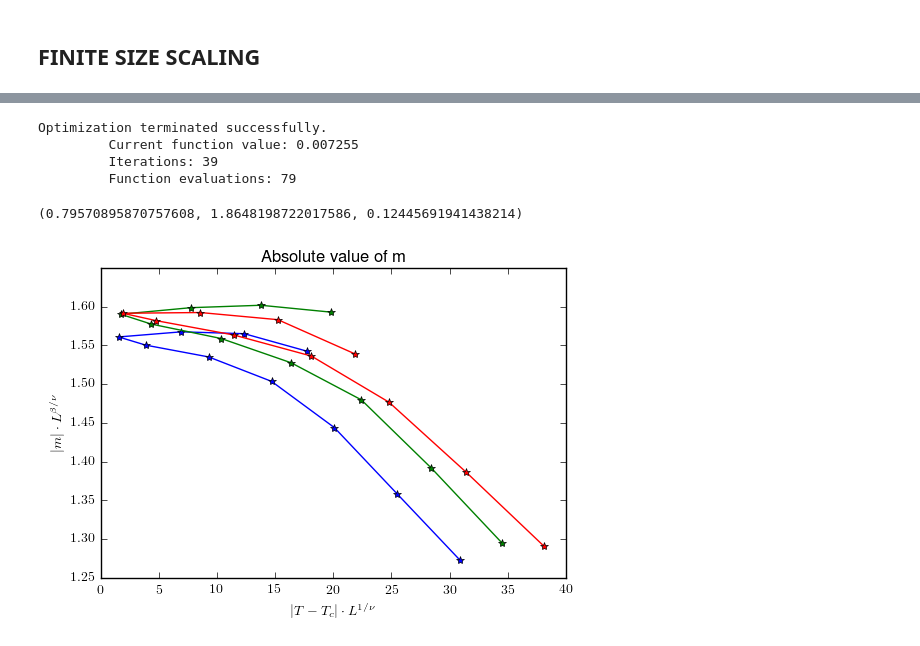
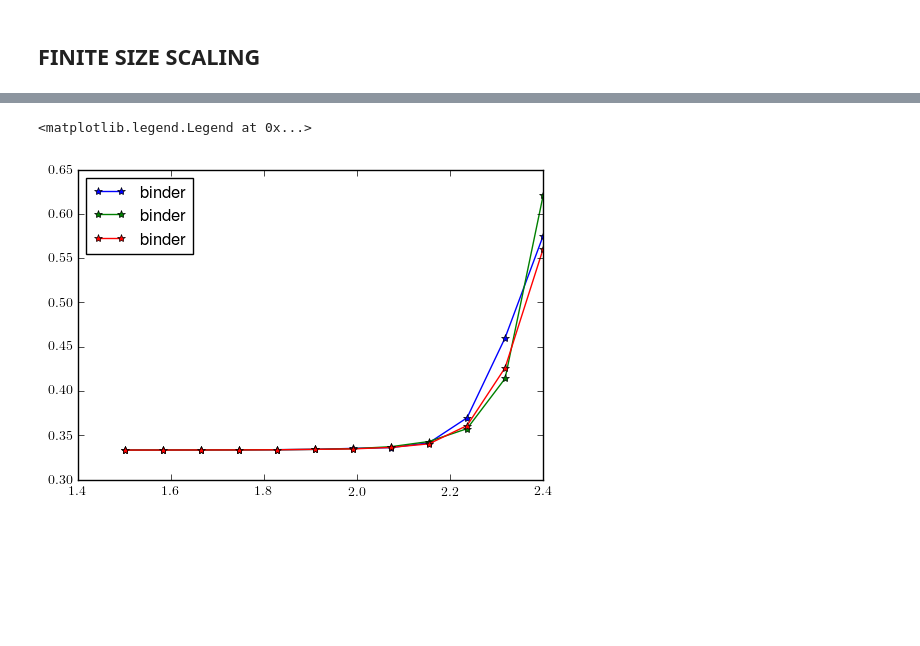
Before and after one commit to DromaninCM/PAS-IPython-notebooks, a Jupyter notebook: homework-4-pas-krzakala.ipynb, the cells around one changed output, grey strips where cells are left out. Saved outputs shown, nothing was run; the diff lists cells and outputs as text; code cells hidden in the pictures; blank space fills up the shorter version.

```diff
--- a/homework-4-pas-krzakala.ipynb
+++ b/homework-4-pas-krzakala.ipynb
@@ -834,9 +881,7 @@ Optimization terminated successfully.
-# %%
-SSF(L,T,D_m, obs='m_abs')
-# %% [output]
-Optimization terminated successfully.
-         Current function value: 0.007255
-         Iterations: 39
-         Function evaluations: 79
-(0.79570895870757608, 1.8648198722017586, 0.12445691941438214)
-[figure, removed]
+# %%
+for i in xrange(len(L)):
+    plt.plot(T, D_g[i],'*-', label="binder")
+plt.legend(loc='best')
+# %% [output]
+<matplotlib.legend.Legend at 0x...>
+[figure, added]
```
Also changed, not shown: parts of 53 cells of this notebook.
